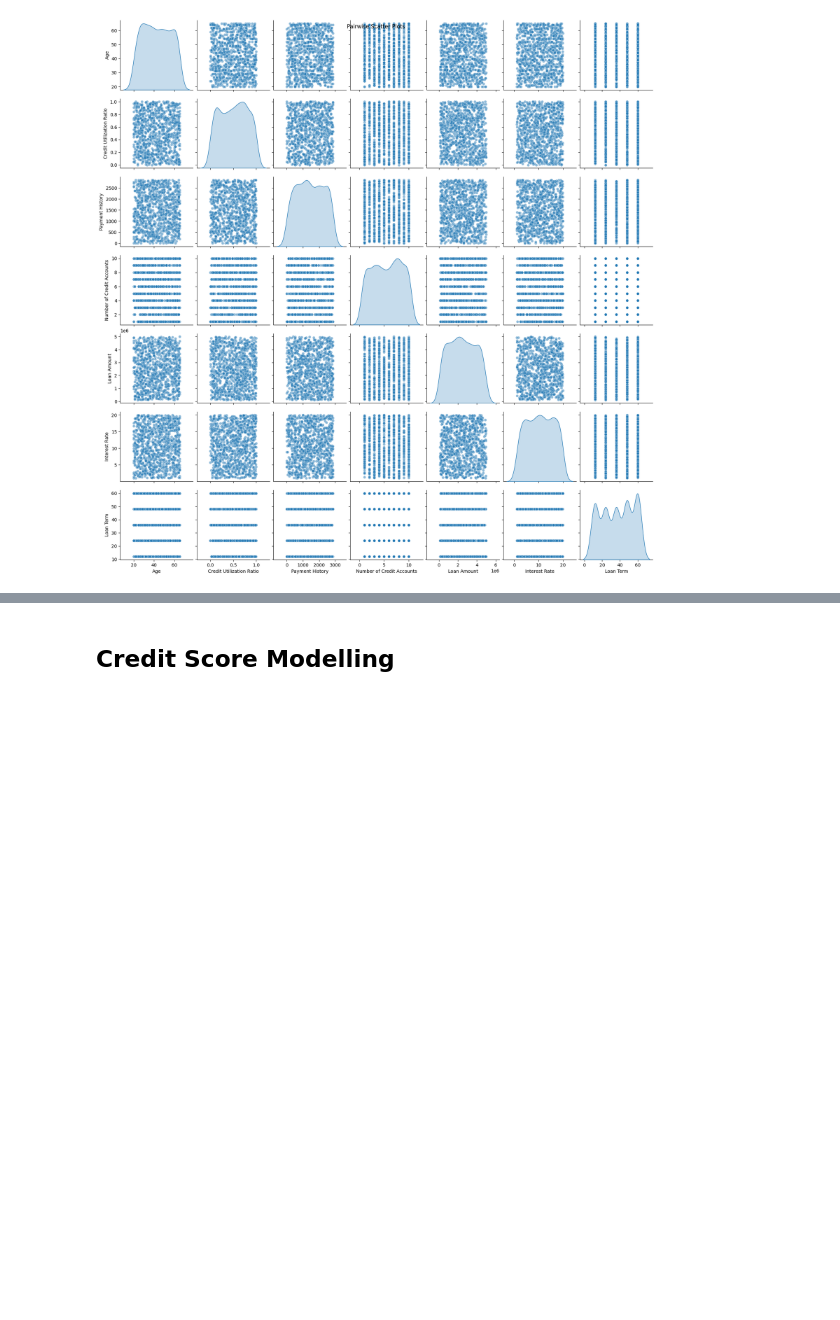
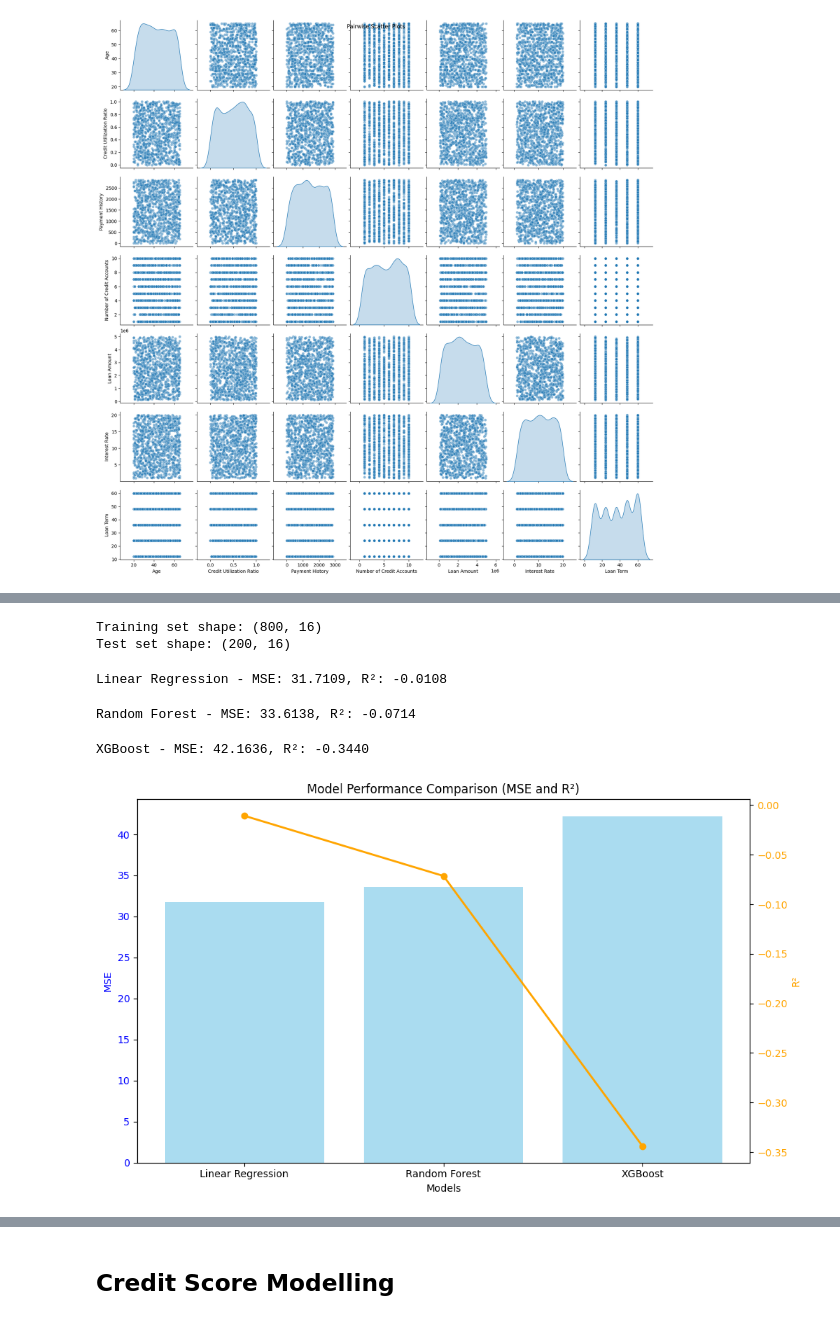
Before and after one commit to Nahom32/Credit-Score-Modelling, a Jupyter notebook: notebooks/Credit_Score_Model.ipynb, the cells around one changed output, grey strips where cells are left out. Drawn from its saved outputs; the diff is of its cells as text; code cells hidden in the pictures; blank space fills up the shorter version.

```diff
--- a/notebooks/Credit_Score_Model.ipynb
+++ b/notebooks/Credit_Score_Model.ipynb
@@ -170,0 +258,73 @@ ValueError: could not convert string to float: 'Male'
+# %%
+# Assuming 'Interest_Rate' as target (adjust if another column is intended)
+X = dataset_encoded.drop('Interest Rate', axis=1)  # Features
+y = dataset_encoded['Interest Rate']  # Target
+
+# Split data
+X_train, X_test, y_train, y_test = train_test_split(X, y, test_size=0.2, random_state=42)
+
+
+from sklearn.preprocessing import StandardScaler
+scaler = StandardScaler()
+X_train_scaled = scaler.fit_transform(X_train)
+X_test_scaled = scaler.transform(X_test)
+
+print(f"Training set shape: {X_train.shape}")
+print(f"Test set shape: {X_test.shape}")
+# %% [output]
+Training set shape: (800, 16)
+Test set shape: (200, 16)
+# %%
+lr_model = LinearRegression()
+lr_model.fit(X_train_scaled, y_train)
+lr_pred = lr_model.predict(X_test_scaled)
+
+lr_mse = mean_squared_error(y_test, lr_pred)
+lr_r2 = r2_score(y_test, lr_pred)
+print(f"Linear Regression - MSE: {lr_mse:.4f}, R²: {lr_r2:.4f}")
+# %% [output]
+Linear Regression - MSE: 31.7109, R²: -0.0108
+# %%
+rf_model = RandomForestRegressor(n_estimators=100, random_state=42)
+rf_model.fit(X_train_scaled, y_train)
+rf_pred = rf_model.predict(X_test_scaled)
+
+rf_mse = mean_squared_error(y_test, rf_pred)
+rf_r2 = r2_score(y_test, rf_pred)
+print(f"Random Forest - MSE: {rf_mse:.4f}, R²: {rf_r2:.4f}")
+# %% [output]
+Random Forest - MSE: 33.6138, R²: -0.0714
+# %%
+xgb_model = xgb.XGBRegressor(objective='reg:squarederror', n_estimators=100, random_state=42)
+xgb_model.fit(X_train_scaled, y_train)
+xgb_pred = xgb_model.predict(X_test_scaled)
+
+xgb_mse = mean_squared_error(y_test, xgb_pred)
+xgb_r2 = r2_score(y_test, xgb_pred)
+print(f"XGBoost - MSE: {xgb_mse:.4f}, R²: {xgb_r2:.4f}")
+# %% [output]
+XGBoost - MSE: 42.1636, R²: -0.3440
+# %%
+models = ['Linear Regression', 'Random Forest', 'XGBoost']
+mses = [lr_mse, rf_mse, xgb_mse]
+r2s = [lr_r2, rf_r2, xgb_r2]
+
+fig, ax1 = plt.subplots(figsize=(10, 6))
+
+# Bar for MSE
+ax1.bar(models, mses, color='skyblue', alpha=0.7, label='MSE')
+ax1.set_xlabel('Models')
+ax1.set_ylabel('MSE', color='blue')
+ax1.tick_params(axis='y', labelcolor='blue')
+
+# Twin axis for R²
+ax2 = ax1.twinx()
+ax2.plot(models, r2s, color='orange', marker='o', linewidth=2, label='R²')
+ax2.set_ylabel('R²', color='orange')
+ax2.tick_params(axis='y', labelcolor='orange')
+
+plt.title('Model Performance Comparison (MSE and R²)')
+fig.tight_layout()
+plt.show()
+# %% [output]
+[figure, added]
```
Also changed, not shown: parts of 7 cells of this notebook.
